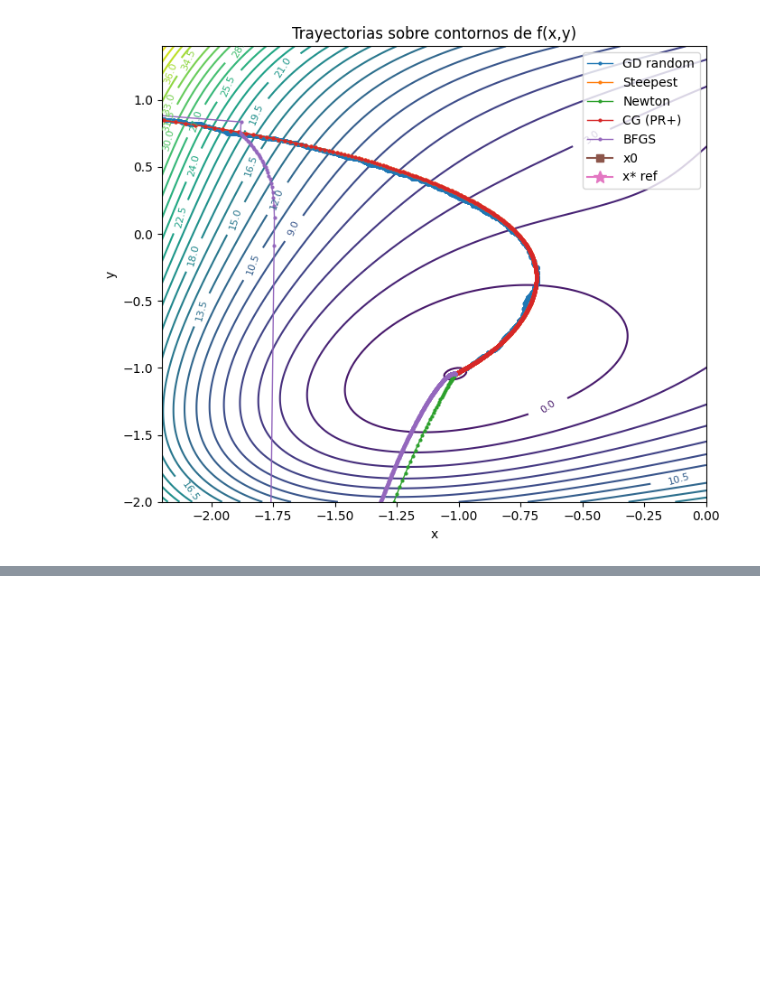
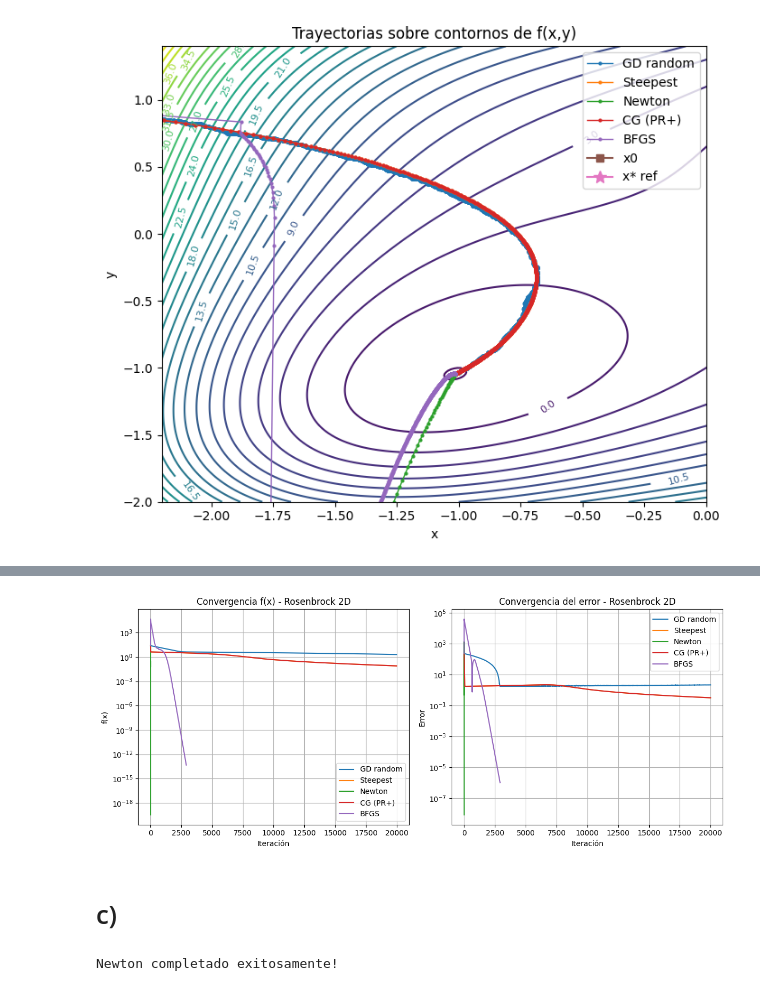
Before and after one commit to Gerax5/LAB3_MODSIM, a Jupyter notebook: ejercicio2.ipynb, the cells around one changed output, grey strips where cells are left out. Cells and saved outputs as stored; diff of their text form; code cells hidden in the pictures; blank space fills up the shorter version.

```diff
--- a/ejercicio2.ipynb
+++ b/ejercicio2.ipynb
@@ -83,0 +195,27 @@ plt.show()
+# %%
+plt.figure(figsize=(12, 5))
+
+plt.subplot(1, 2, 1)
+for name, (_, _, fxs, errs, _, _) in results_rosen_2d.items():
+    plt.semilogy(fxs, label=name)
+plt.title("Convergencia f(x) - Rosenbrock 2D")
+plt.xlabel("Iteración")
+plt.ylabel("f(x)")
+plt.legend()
+plt.grid(True)
+
+plt.subplot(1, 2, 2)
+for name, (_, _, _, errs, _, _) in results_rosen_2d.items():
+    plt.semilogy(errs, label=name)
+plt.title("Convergencia del error - Rosenbrock 2D")
+plt.xlabel("Iteración")
+plt.ylabel("Error")
+plt.legend()
+plt.grid(True)
+
+plt.tight_layout()
+plt.show()
+# %% [output]
+[figure, added]
+# %% [markdown]
+# c)
@@ -83,0 +262,26 @@ plt.show()
+# %%
+results_rosen_7d = {}
+results_rosen_7d["GD random"] = gd_random(rosenbrock_nd, df_rosenbrock_nd, x0_rosen_7d, 1e-6, tol=tol, maxIter=maxIter, stop=stop, seed=0)
+results_rosen_7d["Steepest"]  = gd_steepest(rosenbrock_nd, df_rosenbrock_nd, x0_rosen_7d, 1e-7, tol=tol, maxIter=maxIter, stop=stop)
+results_rosen_7d["CG (FR)"]  = nonlinear_cg(rosenbrock_nd, df_rosenbrock_nd, x0_rosen_7d, 1e-6, tol=tol, maxIter=maxIter, stop=stop, formula="FR")
+results_rosen_7d["BFGS"]      = bfgs(rosenbrock_nd, df_rosenbrock_nd, x0_rosen_7d, 1e-3, tol=tol, maxIter=maxIter, stop=stop)
+
+maxIter_newton = 1000  # Muchas menos iteraciones es computaiconalmente mas complejo
+tol_newton = 1e-4      # tolerancia mas permisiva
+
+try:
+    results_rosen_7d["Newton"] = newton_method(
+        rosenbrock_nd,
+        df_rosenbrock_nd,
+        ddf_rosenbrock_nd,
+        x0_rosen_7d,
+        1.0,
+        tol=tol_newton,
+        maxIter=maxIter_newton,
+        stop=stop
+    )
+    print("Newton completado")
+except Exception as e:
+    print(f"Newton falló: {e}")
+# %% [output]
+Newton completado exitosamente!
```
Also changed, not shown: parts of 14 cells of this notebook.
